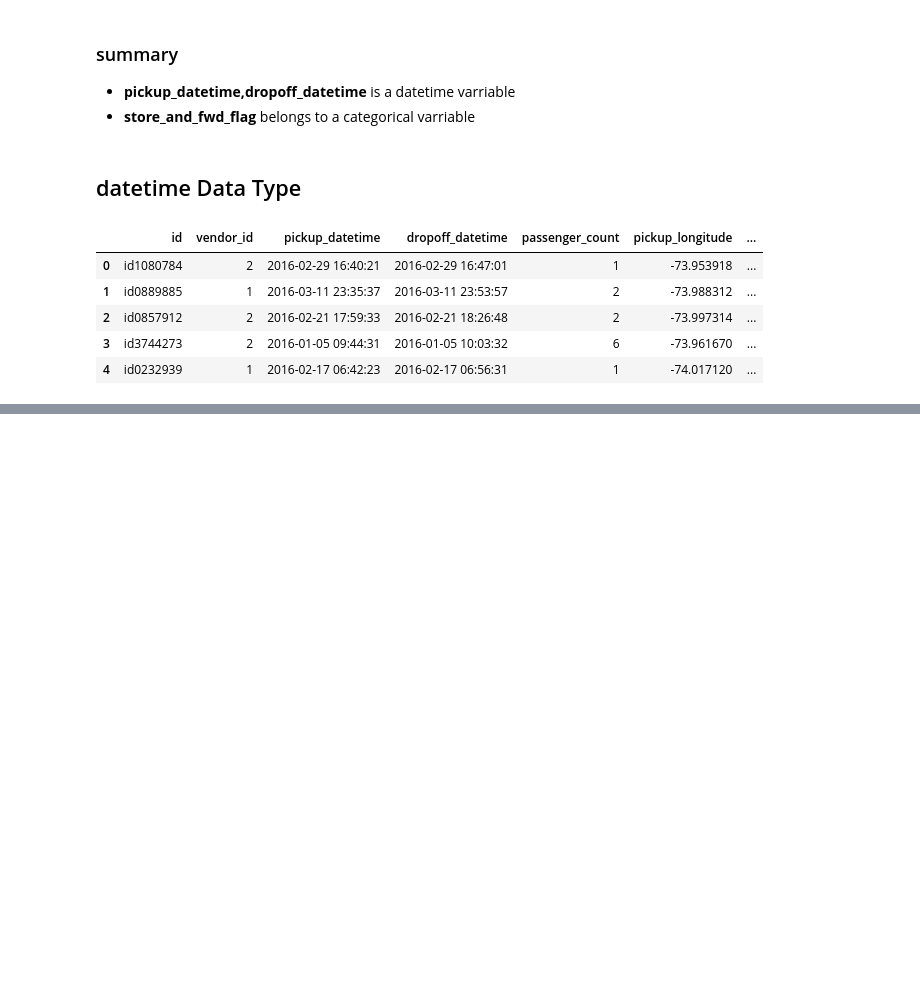
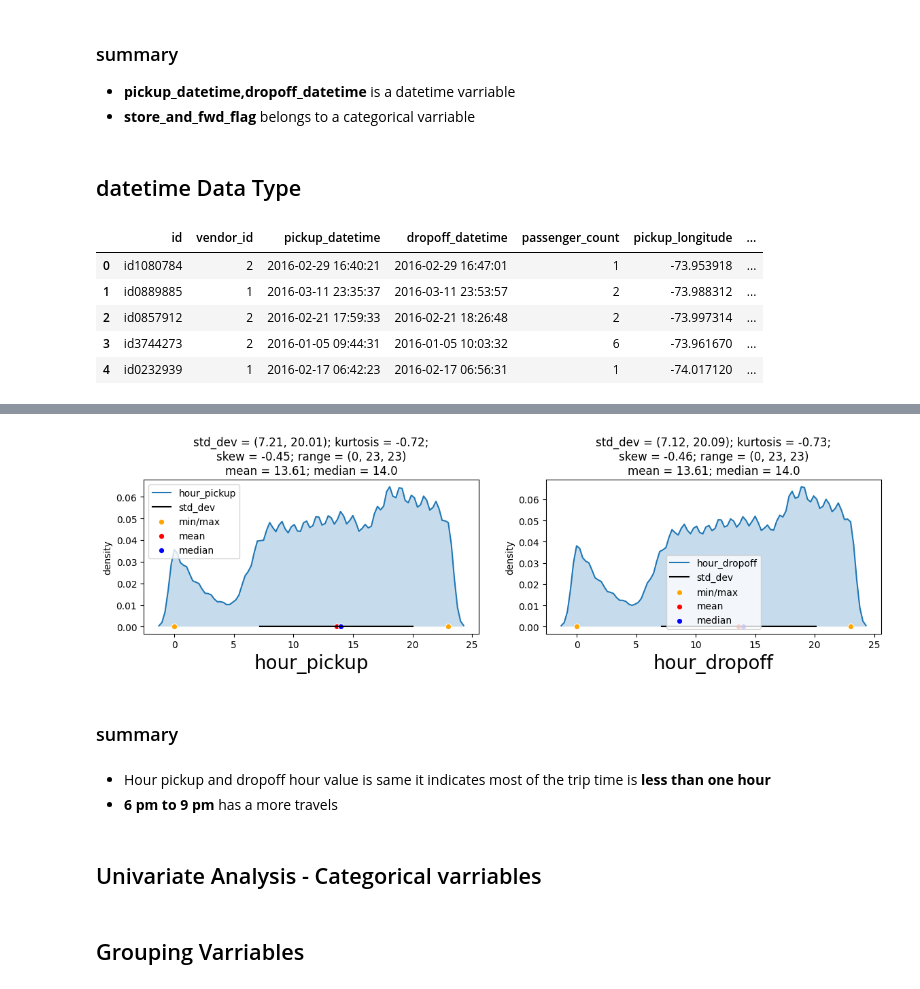
Before and after one commit to arunkumarpadmaneri/NYC_Taxi_Trip, a Jupyter notebook: NYC_Taxi_Trip.ipynb, the cells around one changed output, grey strips where cells are left out. Cells and saved outputs as stored; diff of their text form; code cells hidden in the pictures; blank space fills up the shorter version.

```diff
--- a/NYC_Taxi_Trip.ipynb
+++ b/NYC_Taxi_Trip.ipynb
@@ -170,0 +319,13 @@ df.head()
+# %%
+UVA_numeric(df1,timewise_details)
+# %% [output]
+[figure, added]
+# %% [markdown]
+### summary
+# %% [markdown]
+* Hour pickup and dropoff hour value is same it indicates most of the trip time is **less than one hour**
+* **6 pm to 9 pm** has a more travels
+# %% [markdown]
+## Univariate Analysis -  Categorical varriables
+# %% [markdown]
+## Grouping Varriables
```
Also changed, not shown: parts of 92 cells of this notebook.
